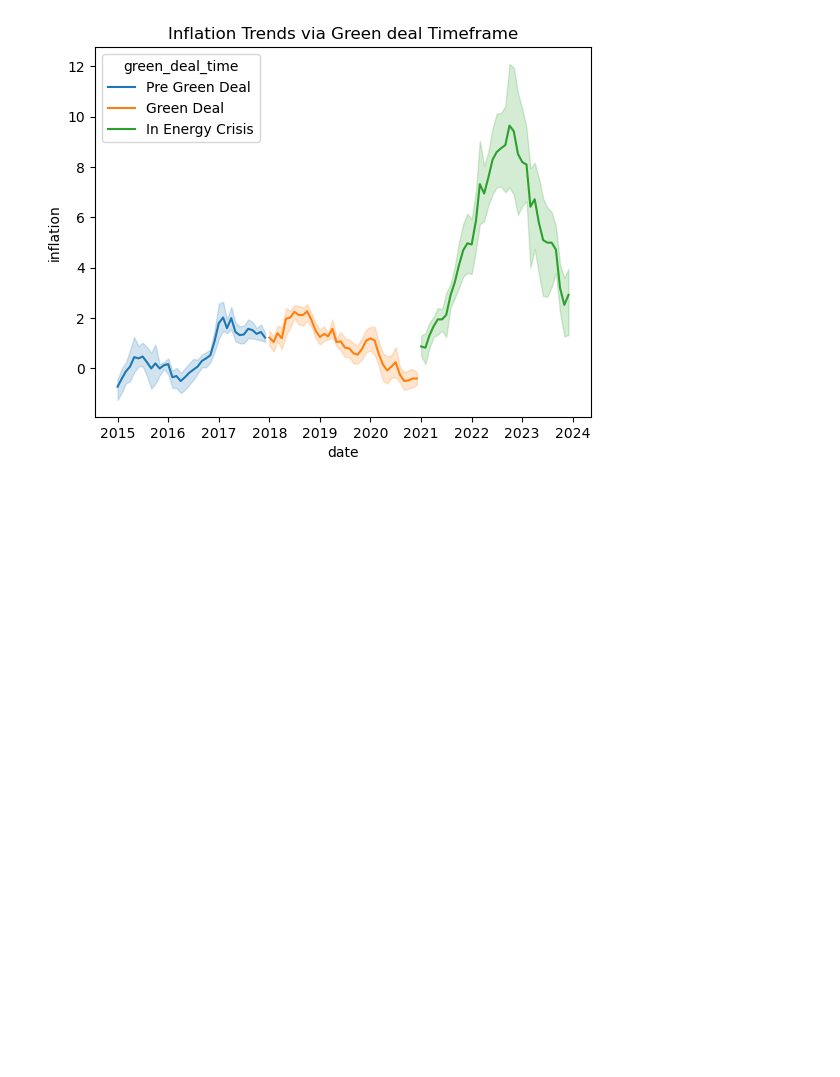
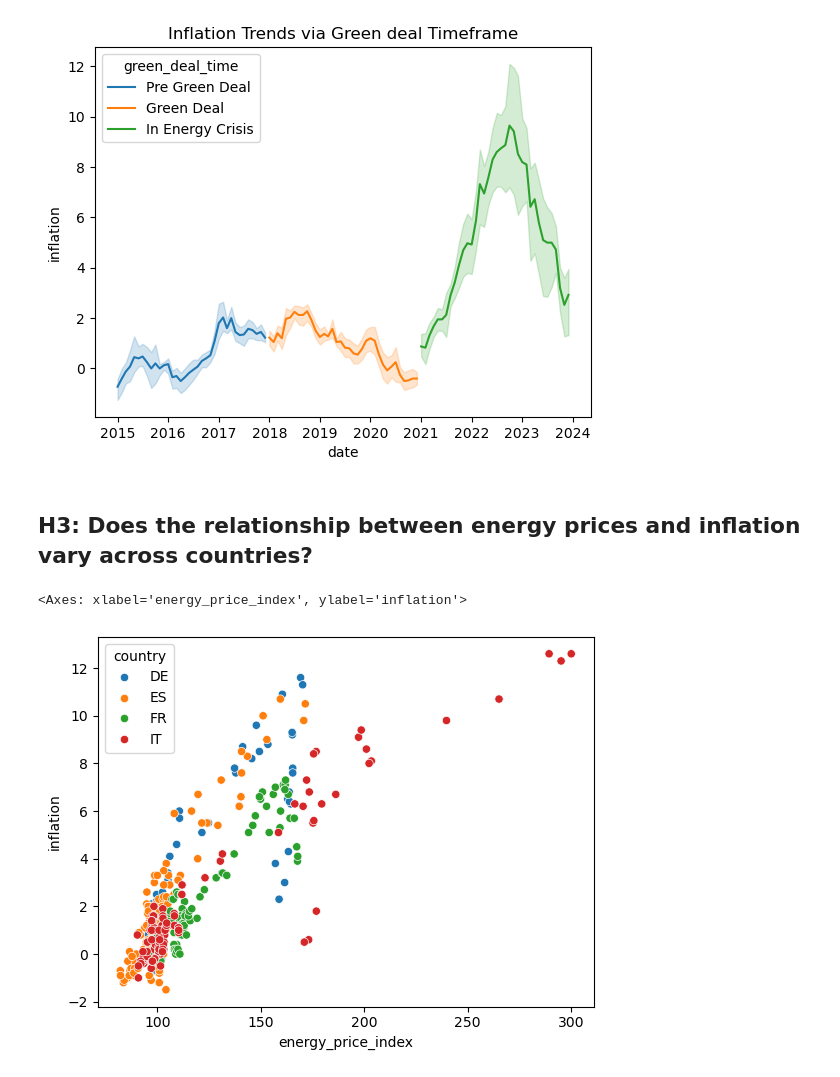
Before and after one commit to meisnerfiona-it/economic-impact-of-green-deal, a Jupyter notebook: 03_merge_datasets_Fiona.ipynb, the cells around one changed output. Cells and saved outputs as stored; diff of their text form; code cells hidden in the pictures; blank space fills up the shorter version.

Commit message:
Update merged notebook with hypothesis 3 relationship between energy prices and inflation plot

```diff
--- a/03_merge_datasets_Fiona.ipynb
+++ b/03_merge_datasets_Fiona.ipynb
@@ -280,3 +280,17 @@ plt.title('Inflation Trends via Green deal Timeframe')
 plt.show()
 # %% [output]
 [figure]
+# %% [markdown]
+## H3: Does the relationship between energy prices and inflation vary across countries?
+# %%
+import seaborn as sns
+
+sns.scatterplot(
+    data=final_df,
+    x="energy_price_index",
+    y="inflation",
+    hue="country"
+)
+# %% [output]
+<Axes: xlabel='energy_price_index', ylabel='inflation'>
+[figure, added]
```
